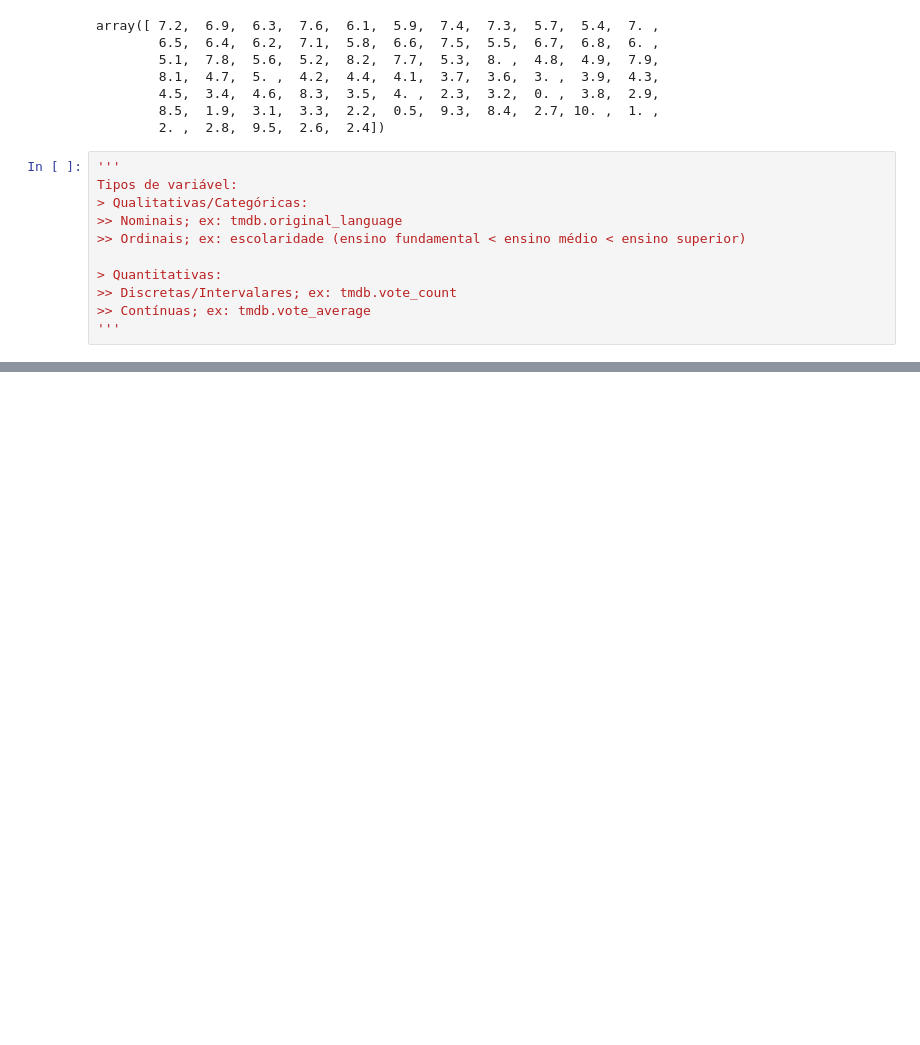
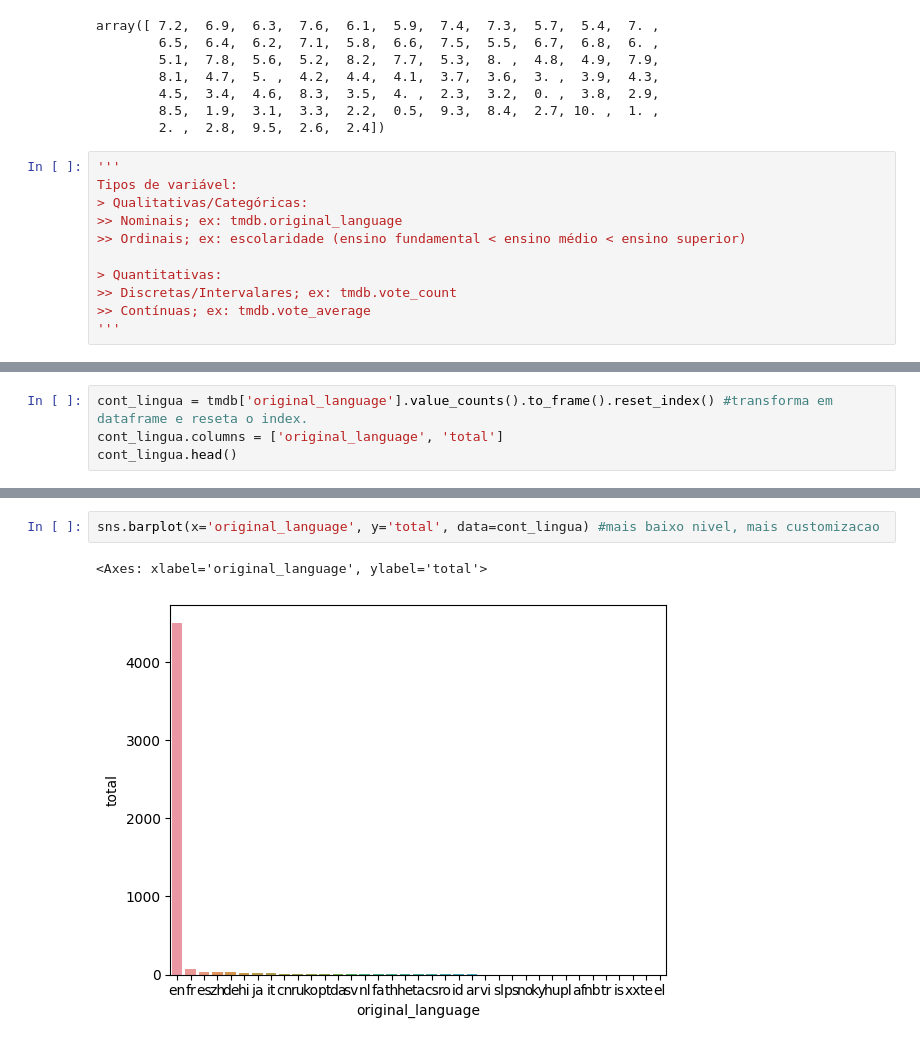
Before and after one commit to viegasgr/introDS, a Jupyter notebook: IntroDS_alura.ipynb, the cells around one changed output, grey strips where cells are left out. Cells and saved outputs as stored; diff of their text form; blank space fills up the shorter version.

```diff
--- a/IntroDS_alura.ipynb
+++ b/IntroDS_alura.ipynb
@@ -211,0 +234,4 @@ Tipos de variável:
+# %%
+cont_lingua = tmdb['original_language'].value_counts().to_frame().reset_index() #transforma em dataframe e reseta o index.
+cont_lingua.columns = ['original_language', 'total']
+cont_lingua.head()
@@ -211,0 +245,5 @@ Tipos de variável:
+# %%
+sns.barplot(x='original_language', y='total', data=cont_lingua) #mais baixo nivel, mais customizacao
+# %% [output]
+<Axes: xlabel='original_language', ylabel='total'>
+[figure, added]
```
Also changed, not shown: parts of 13 cells of this notebook.
